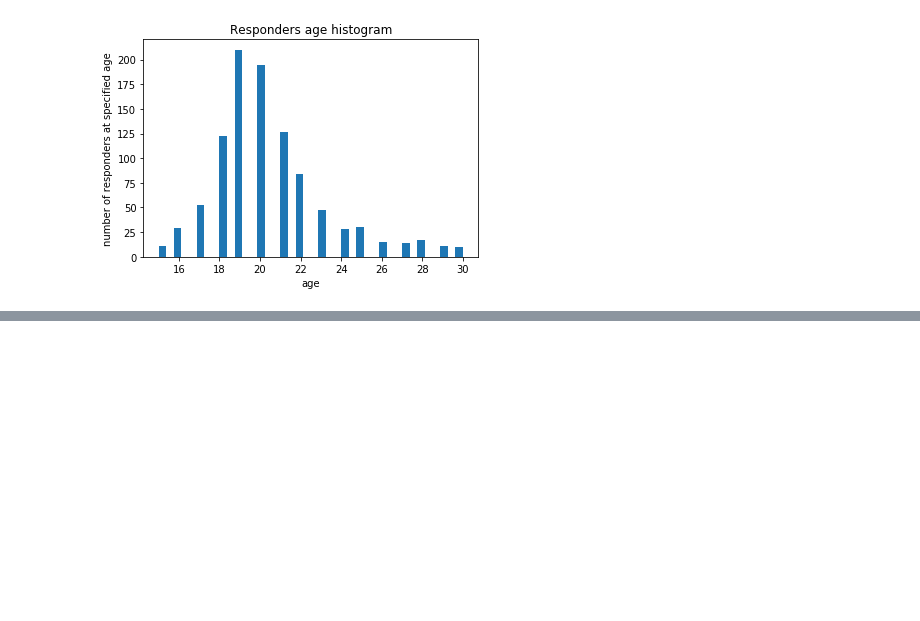
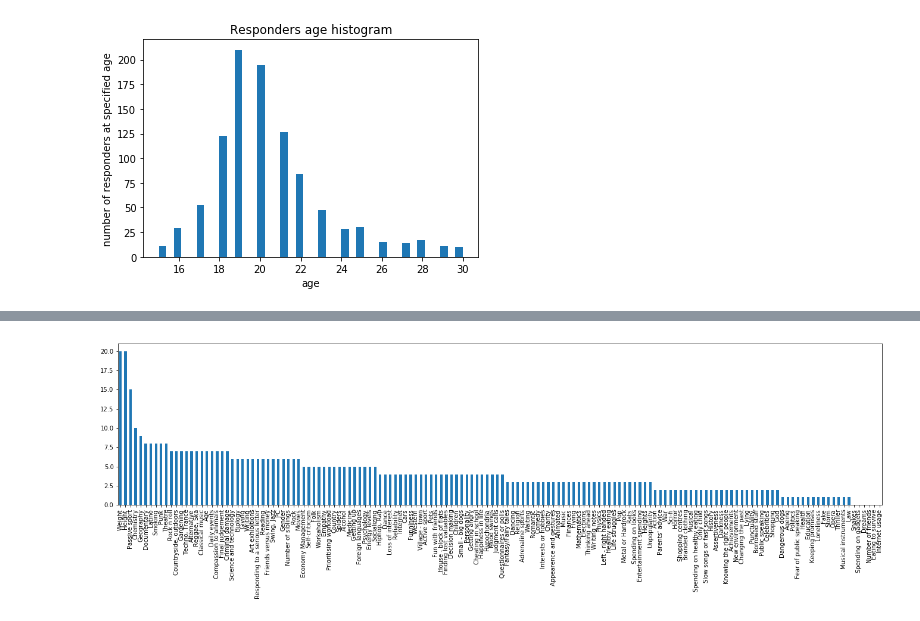
Before and after one commit to kaspiotr/YoungPeopleSurvey, a Jupyter notebook: Statystyka_Matematyczna_PKasprzyk_MKomar.ipynb, the cells around one changed output, grey strips where cells are left out. Cells and saved outputs as stored; diff of their text form; code cells hidden in the pictures; blank space fills up the shorter version.

Commit message:
Add info about missing values in dataset

```diff
--- a/Statystyka_Matematyczna_PKasprzyk_MKomar.ipynb
+++ b/Statystyka_Matematyczna_PKasprzyk_MKomar.ipynb
@@ -7,6 +9,7 @@
 # %%
 import csv
 import matplotlib.pyplot as plt
+import pandas as pd
 from utils.math_functions import median, mean, stddev
 
 %matplotlib inline
@@ -30,7 +33,9 @@ def read_age_from_csv():
             try:
                 responders_ages.append(int(row[headers.index("Age")]))
             except ValueError:
-                pass  # or whatever
+                pass
             response_idx += 1
 
 read_age_from_csv()
+df = pd.read_csv('resources/young-people-survey/responses.csv')
+df.head(2)
@@ -82,0 +110,9 @@ show_responders_age_histogram(responders_ages)
+# %%
+def display_missing_values(df):
+    nulls = df.isnull().sum().sort_values(ascending=False)
+    nulls.plot(kind='bar', figsize=(23, 5))
+    plt.show()
+
+display_missing_values(df)
+# %% [output]
+[figure, added]
```
Also changed, not shown: parts of 4 cells of this notebook, 1 other file.
